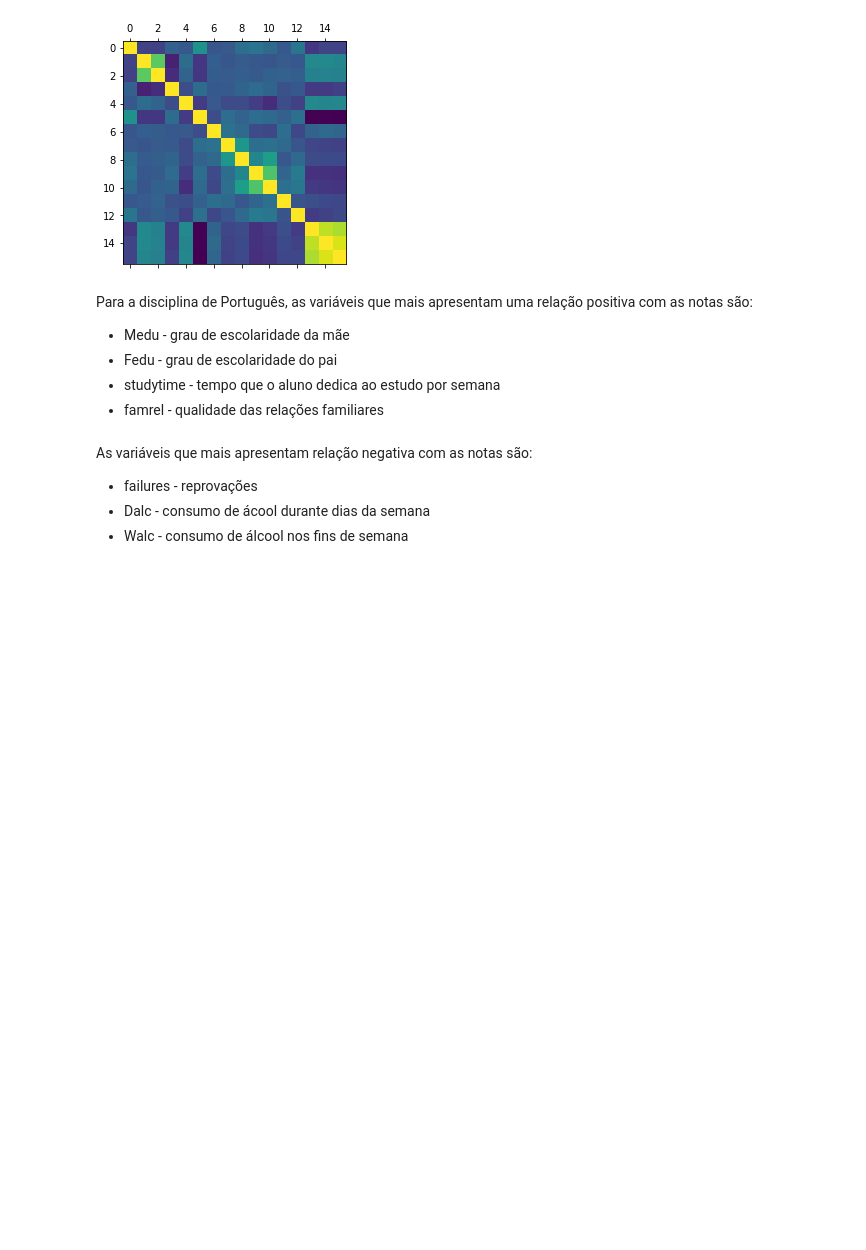
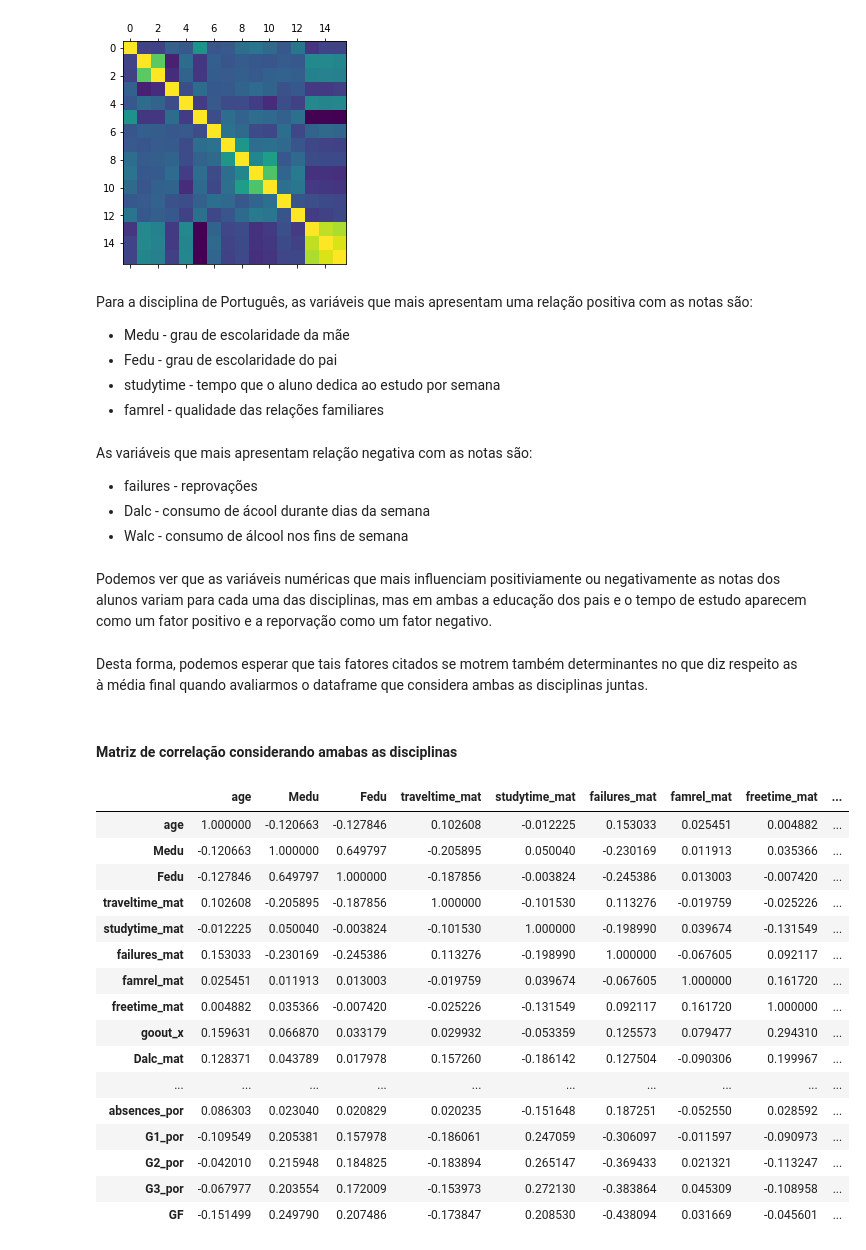
Before and after one commit to shl0mo/DataAnalysis_Students-Pandas, a Jupyter notebook: Estudantes.ipynb, the cells around one changed output. Drawn from its saved outputs; the diff is of its cells as text; code cells hidden in the pictures; blank space fills up the shorter version.

```diff
--- a/Estudantes.ipynb
+++ b/Estudantes.ipynb
@@ -358,3 +365,30 @@ As variáveis que mais apresentam relação negativa com as notas são:
 - failures - reprovações
 - Dalc - consumo de ácool durante dias da semana
 - Walc - consumo de álcool nos fins de semana
+# %% [markdown]
+Podemos ver que as variáveis numéricas que mais influenciam positiviamente ou negativamente as notas dos alunos variam para cada uma das disciplinas, mas em ambas a educação dos pais e o tempo de estudo aparecem como um fator positivo e a reporvação como um fator negativo.
+# %% [markdown]
+Desta forma, podemos esperar que tais fatores citados se motrem também determinantes no que diz respeito as à média final quando avaliarmos o dataframe que considera ambas as disciplinas juntas.
+# %% [markdown]
+#### Matriz de correlação considerando amabas as disciplinas
+# %%
+corr_df = df.corr()
+corr_df
+# %% [output]
+|  | age | Medu | Fedu | traveltime_mat | studytime_mat | failures_mat | famrel_mat | freetime_mat | ... |
+| age | 1.000000 | -0.120663 | -0.127846 | 0.102608 | -0.012225 | 0.153033 | 0.025451 | 0.004882 | ... |
+| Medu | -0.120663 | 1.000000 | 0.649797 | -0.205895 | 0.050040 | -0.230169 | 0.011913 | 0.035366 | ... |
+| Fedu | -0.127846 | 0.649797 | 1.000000 | -0.187856 | -0.003824 | -0.245386 | 0.013003 | -0.007420 | ... |
+| traveltime_mat | 0.102608 | -0.205895 | -0.187856 | 1.000000 | -0.101530 | 0.113276 | -0.019759 | -0.025226 | ... |
+| studytime_mat | -0.012225 | 0.050040 | -0.003824 | -0.101530 | 1.000000 | -0.198990 | 0.039674 | -0.131549 | ... |
+| failures_mat | 0.153033 | -0.230169 | -0.245386 | 0.113276 | -0.198990 | 1.000000 | -0.067605 | 0.092117 | ... |
+| famrel_mat | 0.025451 | 0.011913 | 0.013003 | -0.019759 | 0.039674 | -0.067605 | 1.000000 | 0.161720 | ... |
+| freetime_mat | 0.004882 | 0.035366 | -0.007420 | -0.025226 | -0.131549 | 0.092117 | 0.161720 | 1.000000 | ... |
+| goout_x | 0.159631 | 0.066870 | 0.033179 | 0.029932 | -0.053359 | 0.125573 | 0.079477 | 0.294310 | ... |
+| Dalc_mat | 0.128371 | 0.043789 | 0.017978 | 0.157260 | -0.186142 | 0.127504 | -0.090306 | 0.199967 | ... |
+| ... | ... | ... | ... | ... | ... | ... | ... | ... | ... |
+| absences_por | 0.086303 | 0.023040 | 0.020829 | 0.020235 | -0.151648 | 0.187251 | -0.052550 | 0.028592 | ... |
+| G1_por | -0.109549 | 0.205381 | 0.157978 | -0.186061 | 0.247059 | -0.306097 | -0.011597 | -0.090973 | ... |
+| G2_por | -0.042010 | 0.215948 | 0.184825 | -0.183894 | 0.265147 | -0.369433 | 0.021321 | -0.113247 | ... |
+| G3_por | -0.067977 | 0.203554 | 0.172009 | -0.153973 | 0.272130 | -0.383864 | 0.045309 | -0.108958 | ... |
+| GF | -0.151499 | 0.249790 | 0.207486 | -0.173847 | 0.208530 | -0.438094 | 0.031669 | -0.045601 | ... |
```
Also changed, not shown: parts of 14 cells of this notebook.
